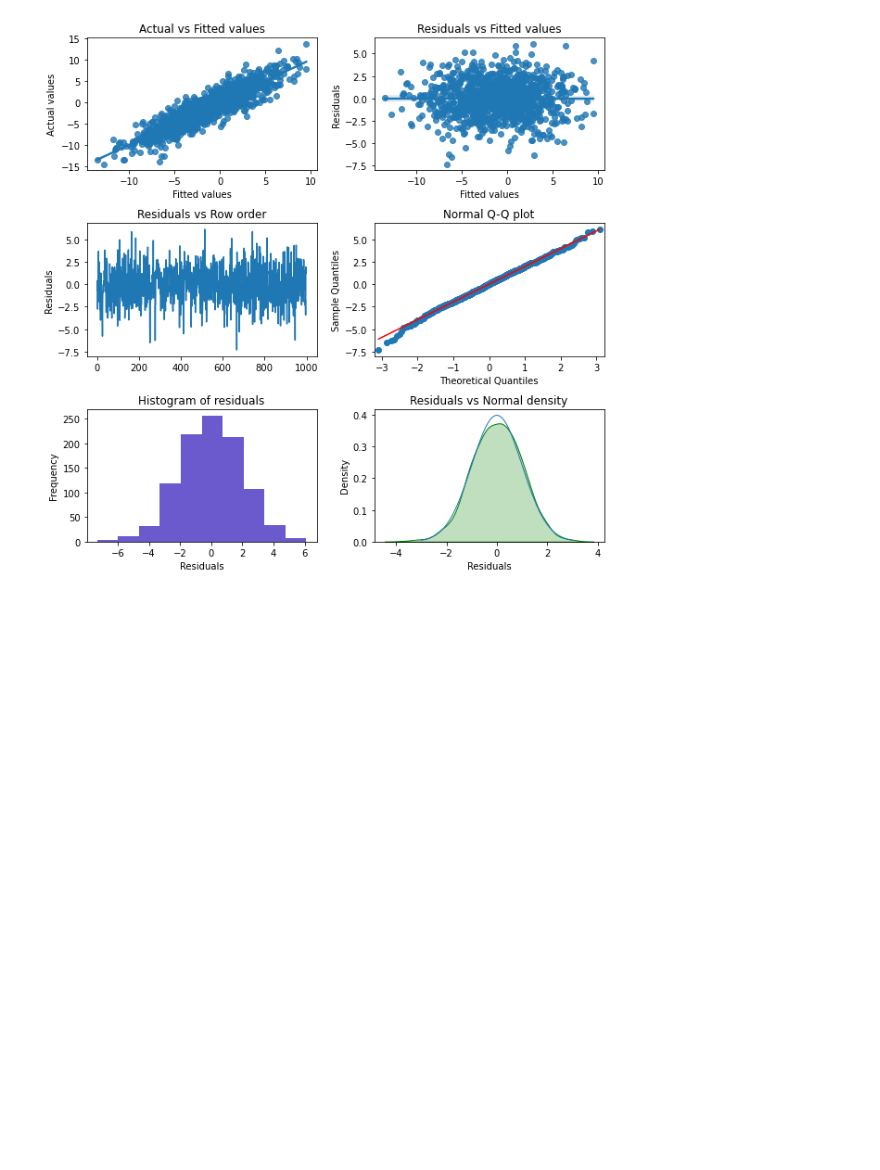
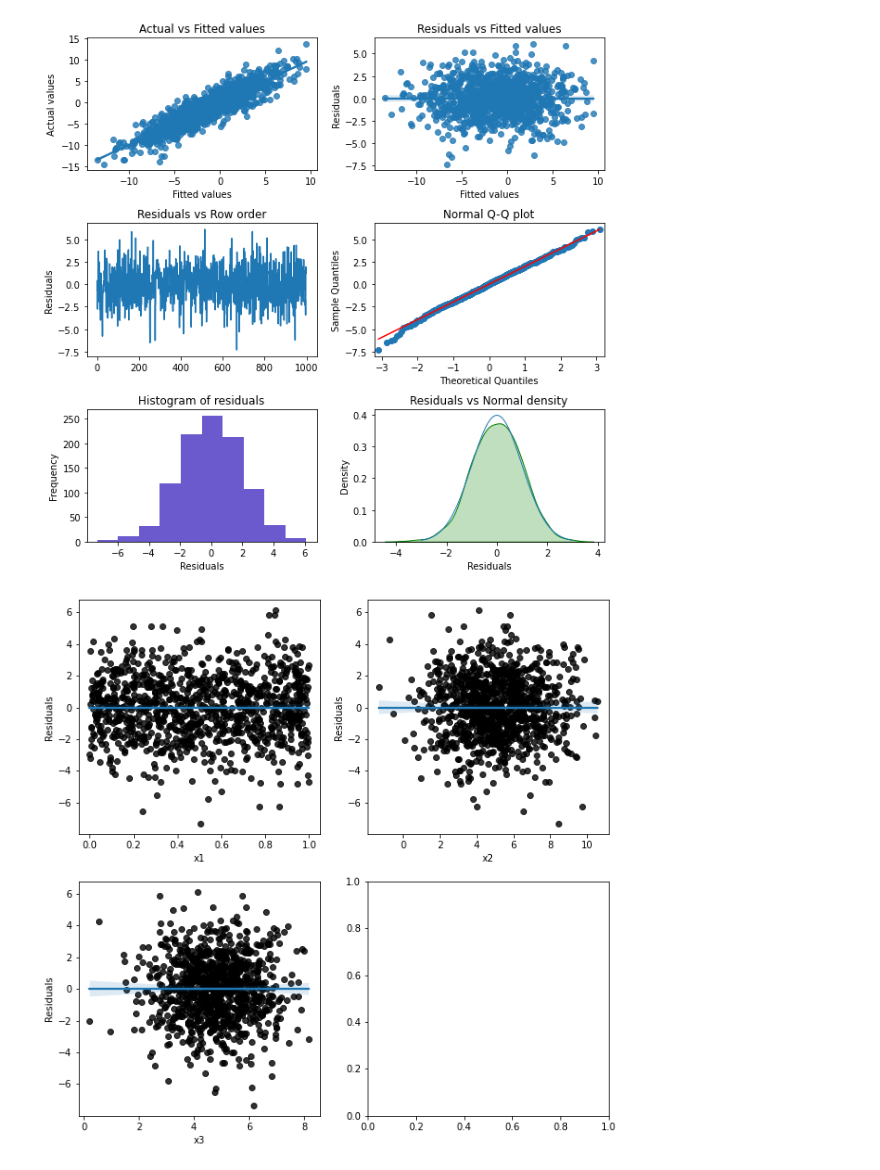
Before and after one commit to vnijs/pyrsm, a Jupyter notebook: examples/model-linear-regression.ipynb, the cells around one changed output. Saved outputs shown, nothing was run; the diff lists cells and outputs as text; code cells hidden in the pictures; blank space fills up the shorter version.

```diff
--- a/examples/model-linear-regression.ipynb
+++ b/examples/model-linear-regression.ipynb
@@ -161,3 +354,7 @@ rsm.scatter_plot(fitted)
 rsm.reg_dashboard(fitted=fitted, nobs=-1)
 # %% [output]
 [figure]
+# %%
+residual_vs_explanatory_plot(fitted)
+# %% [output]
+[figure, added]
```
Also changed, not shown: parts of 36 cells of this notebook, 4 other files.
